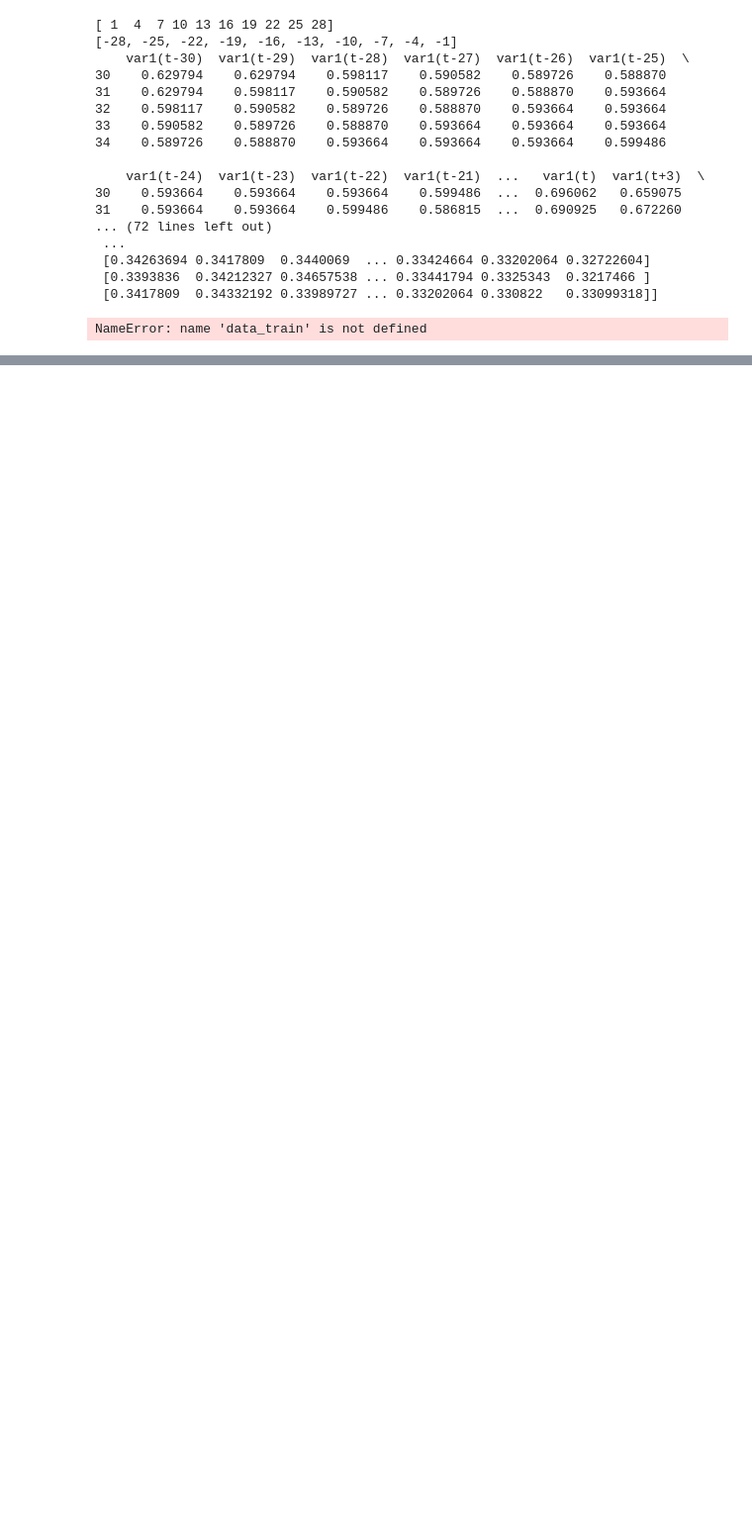
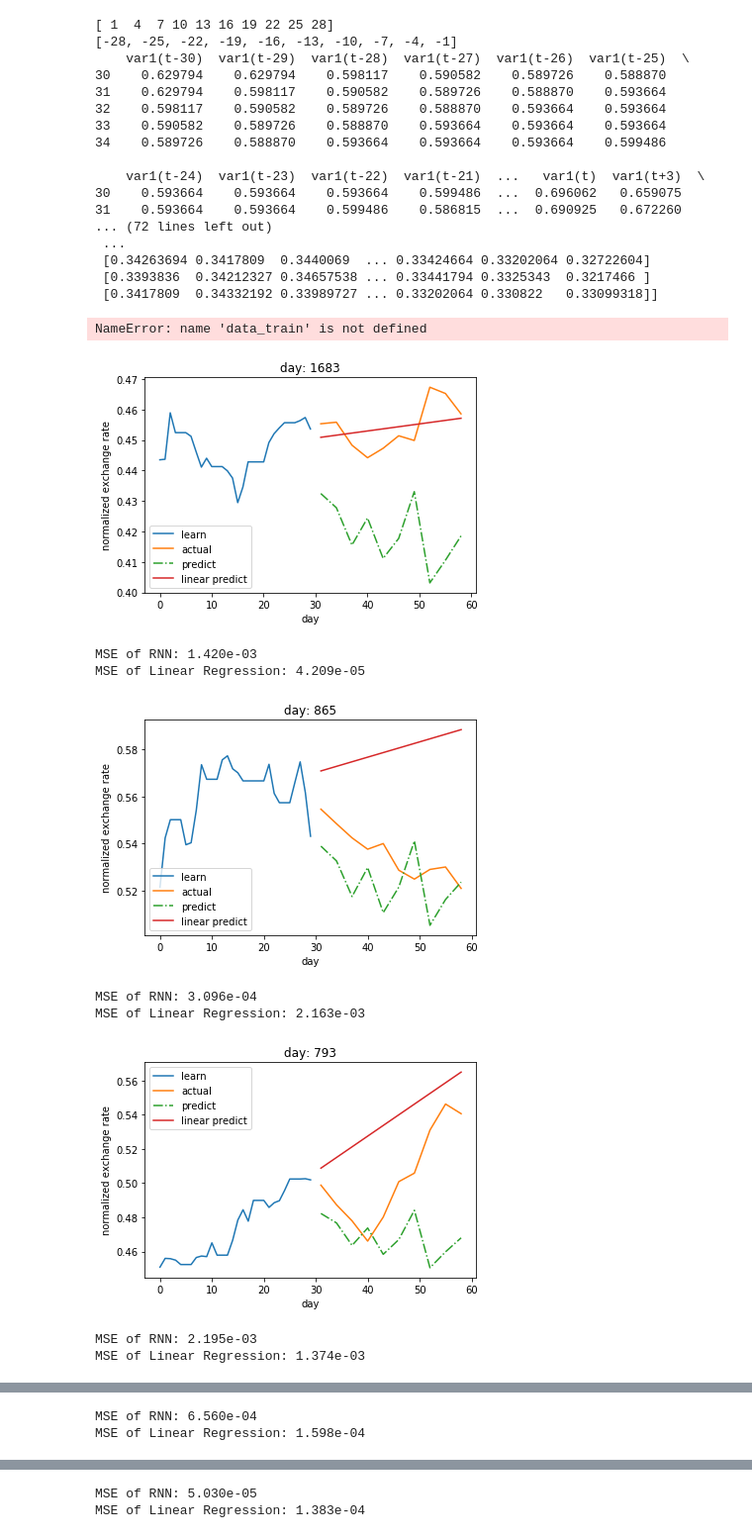
Before and after one commit to kevinddchen/ECE247, a Jupyter notebook: LSTM_for_exchange_rate.ipynb, the cells around one changed output, grey strips where cells are left out. Shown at 99% size. Drawn from its saved outputs; the diff is of its cells as text; code cells hidden in the pictures; blank space fills up the shorter version.

Commit message:
add comparison to linear regression

```diff
--- a/LSTM_for_exchange_rate.ipynb
+++ b/LSTM_for_exchange_rate.ipynb
@@ -327,6 +335,7 @@ reframed = series_to_supervised(scaled, no_hist_days, last_pred_day)
 reframed.drop(reframed.columns[list_cols_dropped], axis=1, inplace=True)
 print(reframed.head())
 
+
 values = reframed.values
 
 test = values[n_train_days+n_val_days:, :]
@@ -345,11 +354,24 @@ N = test_X.shape[0]
 learn_window = np.arange(30)
 predict_window = np.arange(0, 30, 3)
 
+
+no_hist_days = 30
+pred_days = np.arange(1, 31, 3)
+print(pred_days)
+# what is the furtherest day of prediction
+last_pred_day
+
+
+
+
+
+
+
 stream = []
 for i in range(N-60):
 
     ## ==================================================
-    Lcap, Pcap = int(np.max(learn_window))+1, int(np.max(predict_window))+1
+    Lcap, Pcap = no_hist_days, last_pred_day
 
     detail_window = np.arange(Pcap)
 
@@ -391,3 +413,47 @@ print("%.3e" % np.mean(stream))
  [0.3393836  0.34212327 0.34657538 ... 0.33441794 0.3325343  0.3217466 ]
  [0.3417809  0.34332192 0.33989727 ... 0.33202064 0.330822   0.33099318]]
 NameError: name 'data_train' is not defined
+# %%
+import sklearn.linear_model
+
+np.random.seed(0)
+for i in np.random.randint(30, test_X.shape[0]-31, size=50):
+    watch_window = test_X[i,:,:]
+    #print(watch_window.shape )
+    watch_window = watch_window.reshape( (1,no_hist_days,-1) )
+    watch_window_plot = test_X[i,:,0]
+    actual = test_y[i,:]
+    prediction = model.predict(watch_window)
+    prediction = prediction.reshape( (10,) )
+
+    lin_mod = sklearn.linear_model.LinearRegression()
+    lin_mod.fit(np.arange(no_hist_days).reshape(-1, 1), watch_window_plot)
+    lin_pred = lin_mod.predict((no_hist_days+pred_days).reshape(-1, 1) )
+
+    pyplot.plot(np.arange(no_hist_days), watch_window_plot, label='learn')
+    pyplot.plot(no_hist_days+pred_days , actual, label='actual')    #np.arange(last_pred_day)
+    pyplot.plot(no_hist_days+pred_days, prediction, '-.', label='predict')
+    pyplot.plot(no_hist_days+pred_days, lin_pred, label='linear predict')
+    pyplot.title('day: %d' % i)
+    pyplot.ylabel('normalized exchange rate')
+    pyplot.xlabel('day')
+    pyplot.legend()
+    pyplot.show()
+
+    mse = np.mean(np.square(prediction - actual))
+    mse_lr = np.mean(np.square(lin_pred - actual))
+#     scale_factor = 1/scaler.scale_[0]   ## bring back to original scale
+#     mse *= scale_factor
+
+    print("MSE of RNN: %.3e" % mse)
+    print("MSE of Linear Regression: %.3e" % mse_lr)
+# %% [output]
+[figure, added]
+MSE of RNN: 1.420e-03
+MSE of Linear Regression: 4.209e-05
+[figure, added]
+MSE of RNN: 3.096e-04
+MSE of Linear Regression: 2.163e-03
+[figure, added]
+MSE of RNN: 2.195e-03
+MSE of Linear Regression: 1.374e-03
@@ -393,0 +461,2 @@ NameError: name 'data_train' is not defined
+MSE of RNN: 6.560e-04
+MSE of Linear Regression: 1.598e-04
@@ -393,0 +464,2 @@ NameError: name 'data_train' is not defined
+MSE of RNN: 5.030e-05
+MSE of Linear Regression: 1.383e-04
```
Also changed, not shown: parts of 4 cells of this notebook.
